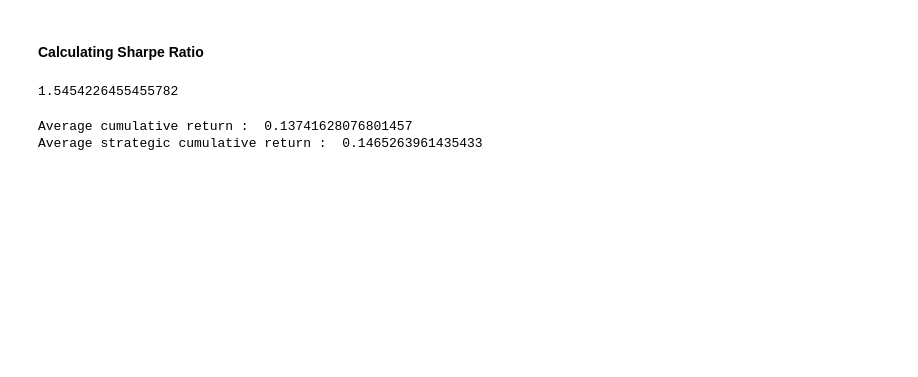
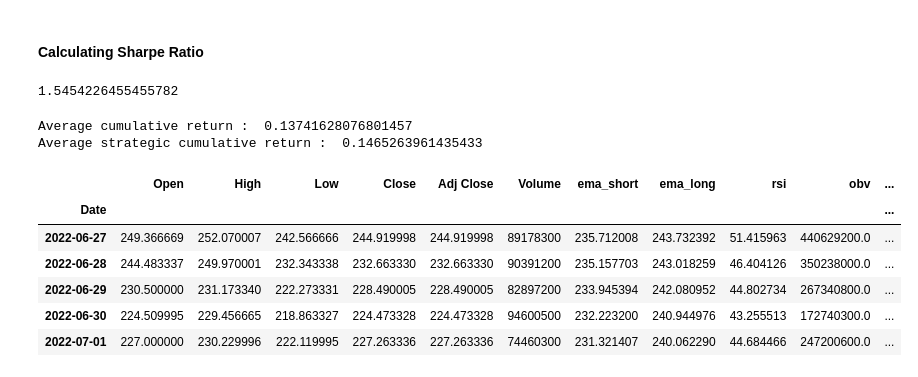
Before and after one commit to Vidya023/Portfolio, a Jupyter notebook: Sentiment-Analysis/Predicting_stock_movement_using_Sentiment_Analysis.ipynb, the cells around one changed output. Saved outputs shown, nothing was run; the diff lists cells and outputs as text; code cells hidden in the pictures; blank space fills up the shorter version.

```diff
--- a/Sentiment-Analysis/Predicting_stock_movement_using_Sentiment_Analysis.ipynb
+++ b/Sentiment-Analysis/Predicting_stock_movement_using_Sentiment_Analysis.ipynb
@@ -568,3 +598,14 @@ print('Average strategic cumulative return : ',df2['cum_strategy_ret'].mean())
 # %% [output]
 Average cumulative return :  0.13741628076801457
 Average strategic cumulative return :  0.1465263961435433
+# %%
+df2.dropna(inplace=True)
+df2.head()
+# %% [output]
+|  | Open | High | Low | Close | Adj Close | Volume | ema_short | ema_long | rsi | obv | ... |
+| Date |  |  |  |  |  |  |  |  |  |  | ... |
+| 2022-06-27 | 249.366669 | 252.070007 | 242.566666 | 244.919998 | 244.919998 | 89178300 | 235.712008 | 243.732392 | 51.415963 | 440629200.0 | ... |
+| 2022-06-28 | 244.483337 | 249.970001 | 232.343338 | 232.663330 | 232.663330 | 90391200 | 235.157703 | 243.018259 | 46.404126 | 350238000.0 | ... |
+| 2022-06-29 | 230.500000 | 231.173340 | 222.273331 | 228.490005 | 228.490005 | 82897200 | 233.945394 | 242.080952 | 44.802734 | 267340800.0 | ... |
+| 2022-06-30 | 224.509995 | 229.456665 | 218.863327 | 224.473328 | 224.473328 | 94600500 | 232.223200 | 240.944976 | 43.255513 | 172740300.0 | ... |
+| 2022-07-01 | 227.000000 | 230.229996 | 222.119995 | 227.263336 | 227.263336 | 74460300 | 231.321407 | 240.062290 | 44.684466 | 247200600.0 | ... |
```
Also changed, not shown: parts of 9 cells of this notebook, 4 other files.
